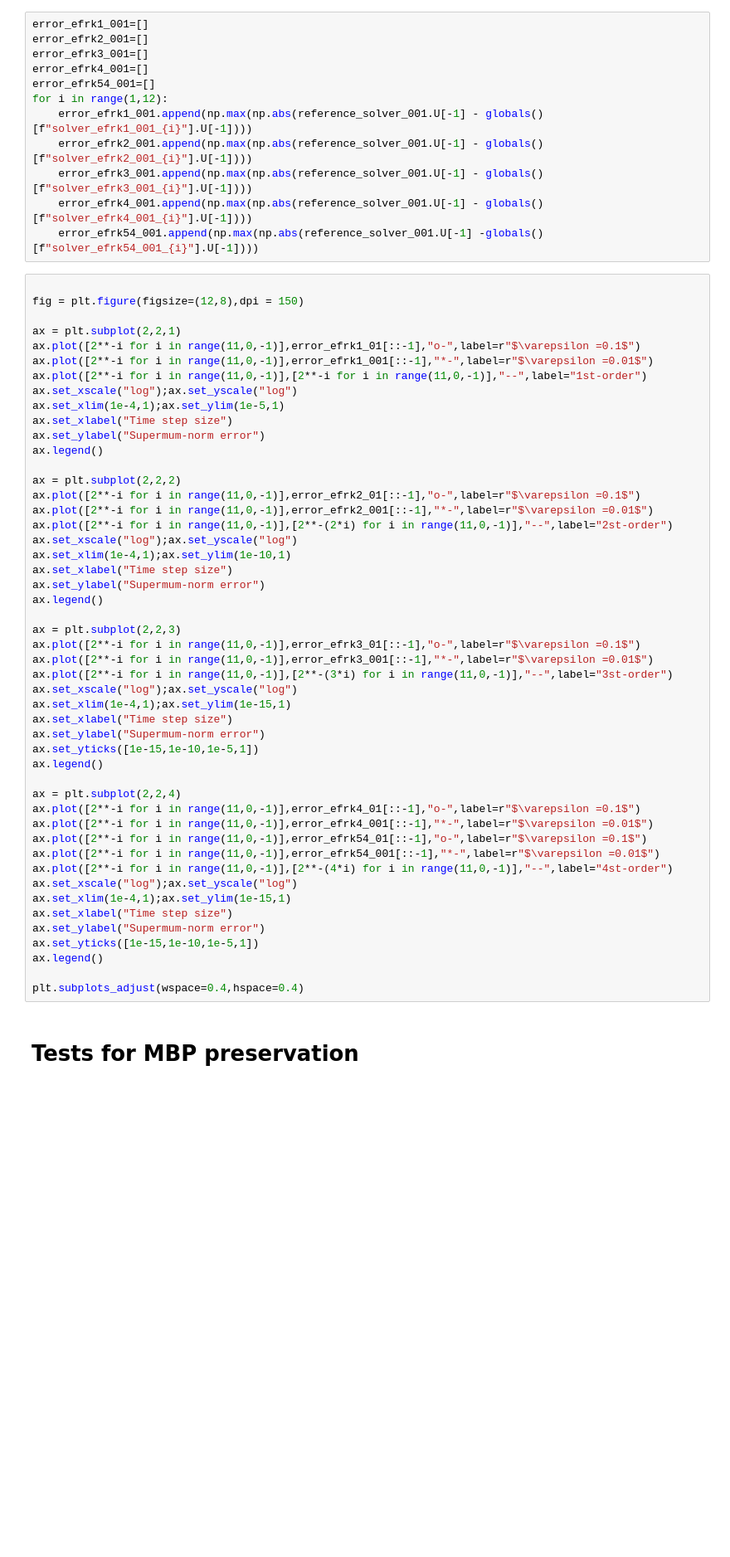
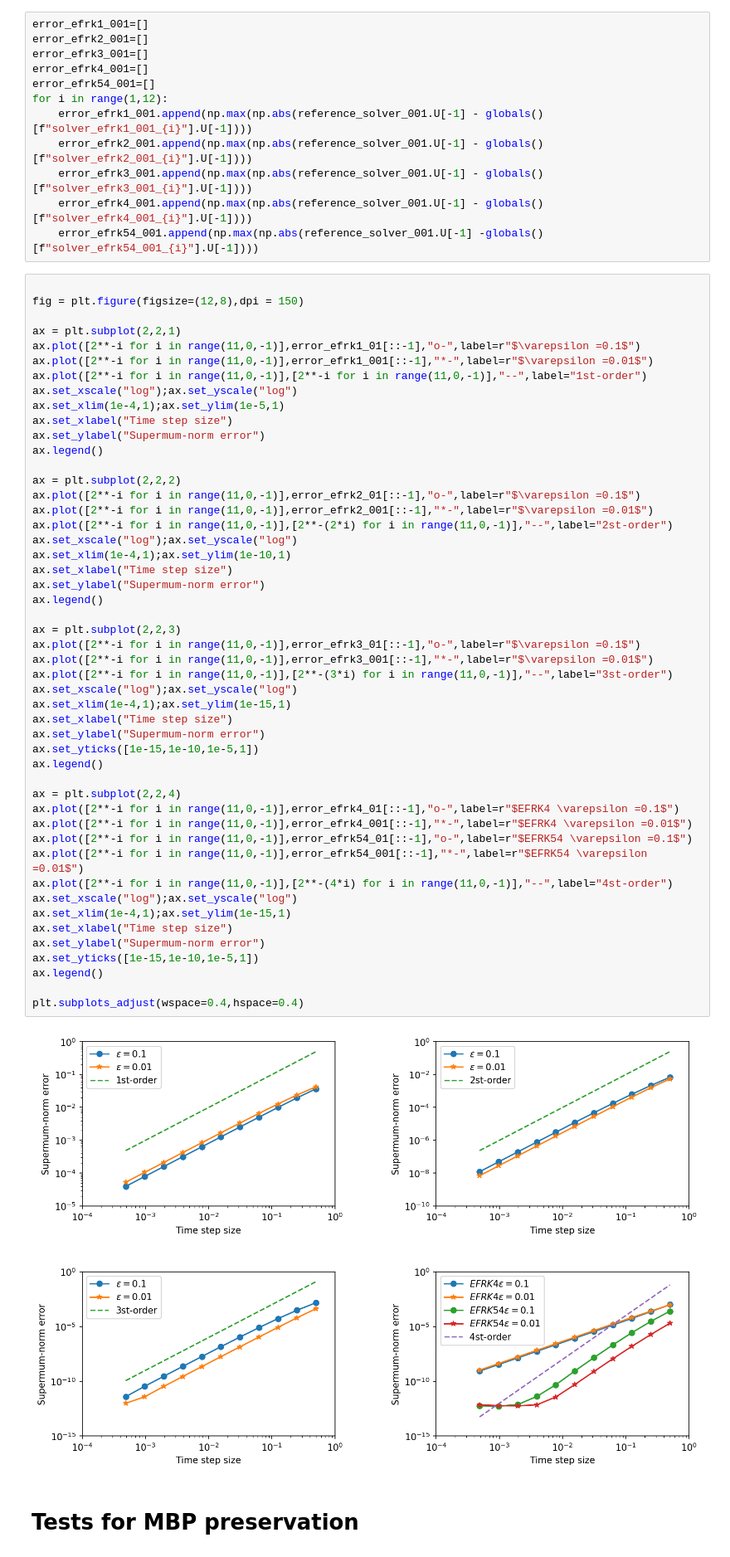
Before and after one commit to HaifengWang1031/integrating-factor-Runge-Kutta-methods, a Jupyter notebook: Code/Expriments.ipynb, the cells around one changed output. Shown at 83% size. Drawn from its saved outputs; the diff is of its cells as text; blank space fills up the shorter version.

```diff
--- a/Code/Expriments.ipynb
+++ b/Code/Expriments.ipynb
@@ -258,37 +316,39 @@ ax = plt.subplot(2,2,2)
 ax.plot([2**-i for i in range(11,0,-1)],error_efrk2_01[::-1],"o-",label=r"$\varepsilon =0.1$")
 ax.plot([2**-i for i in range(11,0,-1)],error_efrk2_001[::-1],"*-",label=r"$\varepsilon =0.01$")
 ax.plot([2**-i for i in range(11,0,-1)],[2**-(2*i) for i in range(11,0,-1)],"--",label="2st-order")
 ax.set_xscale("log");ax.set_yscale("log")
 ax.set_xlim(1e-4,1);ax.set_ylim(1e-10,1)
 ax.set_xlabel("Time step size")
 ax.set_ylabel("Supermum-norm error")
 ax.legend()
 
 ax = plt.subplot(2,2,3)
 ax.plot([2**-i for i in range(11,0,-1)],error_efrk3_01[::-1],"o-",label=r"$\varepsilon =0.1$")
 ax.plot([2**-i for i in range(11,0,-1)],error_efrk3_001[::-1],"*-",label=r"$\varepsilon =0.01$")
 ax.plot([2**-i for i in range(11,0,-1)],[2**-(3*i) for i in range(11,0,-1)],"--",label="3st-order")
 ax.set_xscale("log");ax.set_yscale("log")
 ax.set_xlim(1e-4,1);ax.set_ylim(1e-15,1)
 ax.set_xlabel("Time step size")
 ax.set_ylabel("Supermum-norm error")
 ax.set_yticks([1e-15,1e-10,1e-5,1])
 ax.legend()
 
 ax = plt.subplot(2,2,4)
-ax.plot([2**-i for i in range(11,0,-1)],error_efrk4_01[::-1],"o-",label=r"$\varepsilon =0.1$")
-ax.plot([2**-i for i in range(11,0,-1)],error_efrk4_001[::-1],"*-",label=r"$\varepsilon =0.01$")
-ax.plot([2**-i for i in range(11,0,-1)],error_efrk54_01[::-1],"o-",label=r"$\varepsilon =0.1$")
-ax.plot([2**-i for i in range(11,0,-1)],error_efrk54_001[::-1],"*-",label=r"$\varepsilon =0.01$")
+ax.plot([2**-i for i in range(11,0,-1)],error_efrk4_01[::-1],"o-",label=r"$EFRK4 \varepsilon =0.1$")
+ax.plot([2**-i for i in range(11,0,-1)],error_efrk4_001[::-1],"*-",label=r"$EFRK4 \varepsilon =0.01$")
+ax.plot([2**-i for i in range(11,0,-1)],error_efrk54_01[::-1],"o-",label=r"$EFRK54 \varepsilon =0.1$")
+ax.plot([2**-i for i in range(11,0,-1)],error_efrk54_001[::-1],"*-",label=r"$EFRK54 \varepsilon =0.01$")
 ax.plot([2**-i for i in range(11,0,-1)],[2**-(4*i) for i in range(11,0,-1)],"--",label="4st-order")
 ax.set_xscale("log");ax.set_yscale("log")
 ax.set_xlim(1e-4,1);ax.set_ylim(1e-15,1)
 ax.set_xlabel("Time step size")
 ax.set_ylabel("Supermum-norm error")
 ax.set_yticks([1e-15,1e-10,1e-5,1])
 ax.legend()
 
 plt.subplots_adjust(wspace=0.4,hspace=0.4)
+# %% [output]
+[figure, added]
 # %% [markdown]
 # Tests for MBP preservation
 # %%
```
Also changed, not shown: parts of 10 cells of this notebook, 1 other file.
